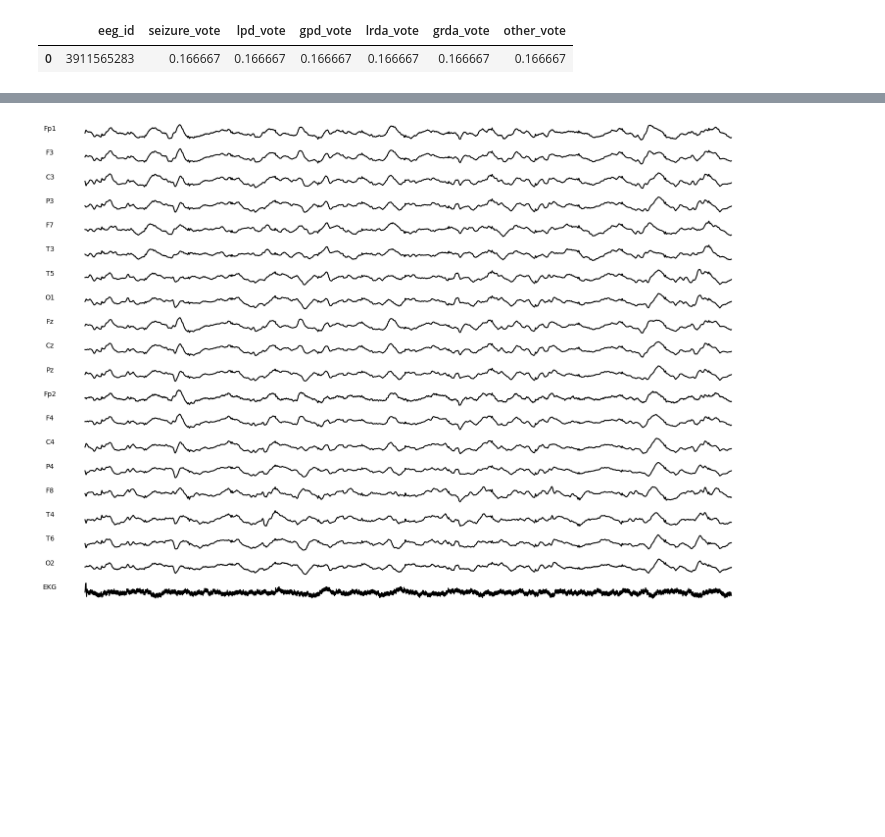
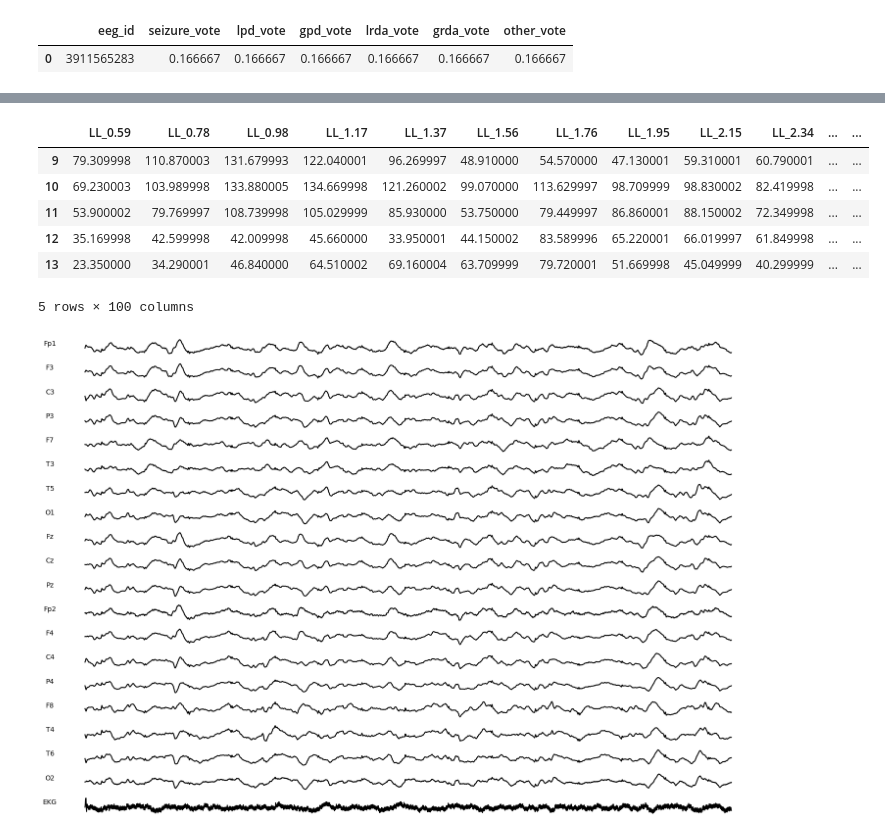
Before and after one commit to AzimuthLI/kaggle_hms, a Jupyter notebook: notebooks/EDA.ipynb, the cells around one changed output, grey strips where cells are left out. Saved outputs shown, nothing was run; the diff lists cells and outputs as text; code cells hidden in the pictures; blank space fills up the shorter version.

```diff
--- a/notebooks/EDA.ipynb
+++ b/notebooks/EDA.ipynb
@@ -176,4 +176,15 @@ df_spec.head(20)
 20 rows × 401 columns
+# %%
+LL_freq = df_spec.filter(regex="^LL_")
+LL_freq.head()
+# %% [output]
+|  | LL_0.59 | LL_0.78 | LL_0.98 | LL_1.17 | LL_1.37 | LL_1.56 | LL_1.76 | LL_1.95 | LL_2.15 | LL_2.34 | ... | ... |
+| 9 | 79.309998 | 110.870003 | 131.679993 | 122.040001 | 96.269997 | 48.910000 | 54.570000 | 47.130001 | 59.310001 | 60.790001 | ... | ... |
+| 10 | 69.230003 | 103.989998 | 133.880005 | 134.669998 | 121.260002 | 99.070000 | 113.629997 | 98.709999 | 98.830002 | 82.419998 | ... | ... |
+| 11 | 53.900002 | 79.769997 | 108.739998 | 105.029999 | 85.930000 | 53.750000 | 79.449997 | 86.860001 | 88.150002 | 72.349998 | ... | ... |
+| 12 | 35.169998 | 42.599998 | 42.009998 | 45.660000 | 33.950001 | 44.150002 | 83.589996 | 65.220001 | 66.019997 | 61.849998 | ... | ... |
+| 13 | 23.350000 | 34.290001 | 46.840000 | 64.510002 | 69.160004 | 63.709999 | 79.720001 | 51.669998 | 45.049999 | 40.299999 | ... | ... |
+5 rows × 100 columns
 # %%
 plot_eeg(central_window_eeg(df_eeg, 10), bp_filter=True)
 # %% [output]
```
Also changed, not shown: parts of 4 cells of this notebook, 5 other files.
